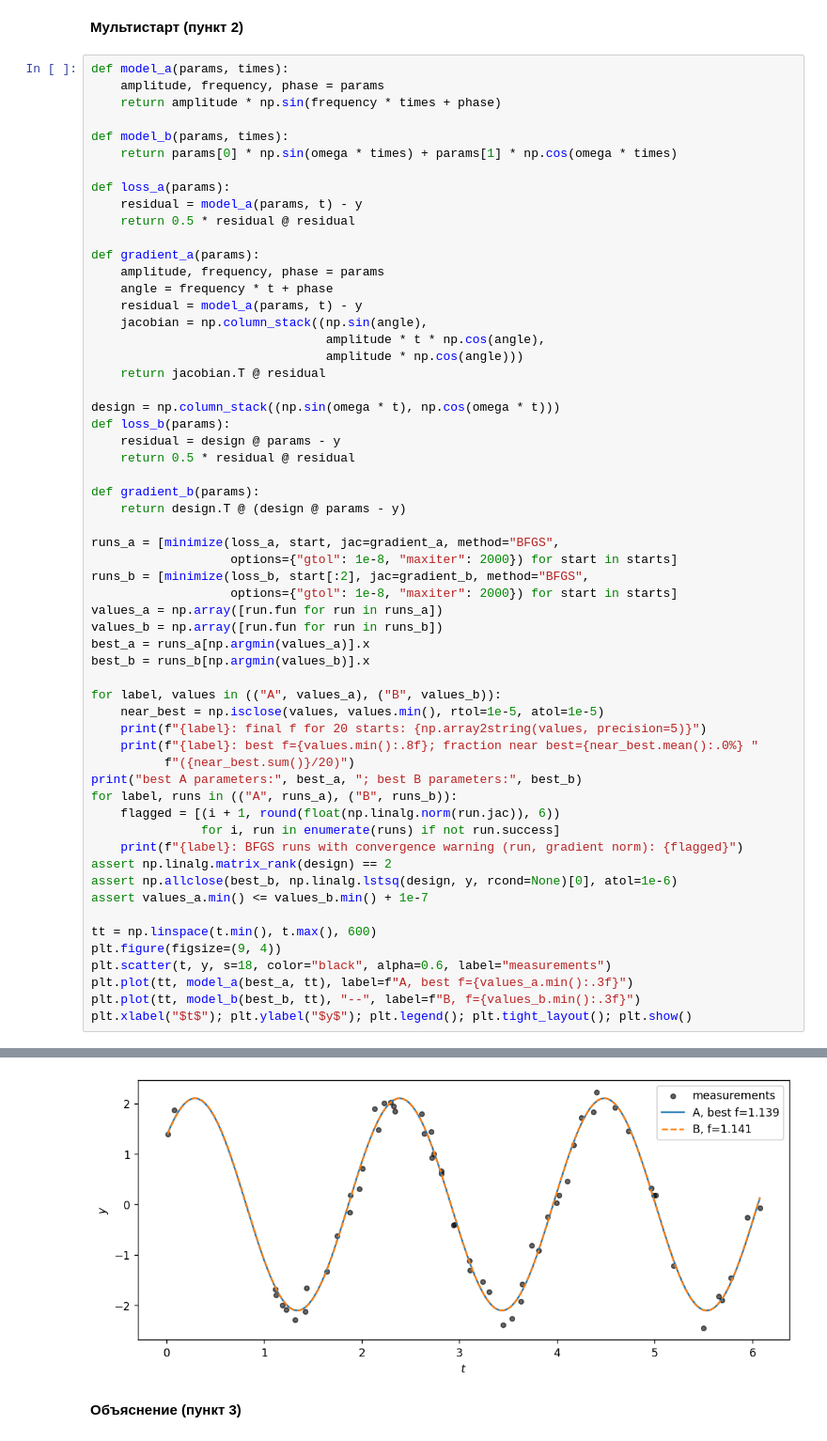
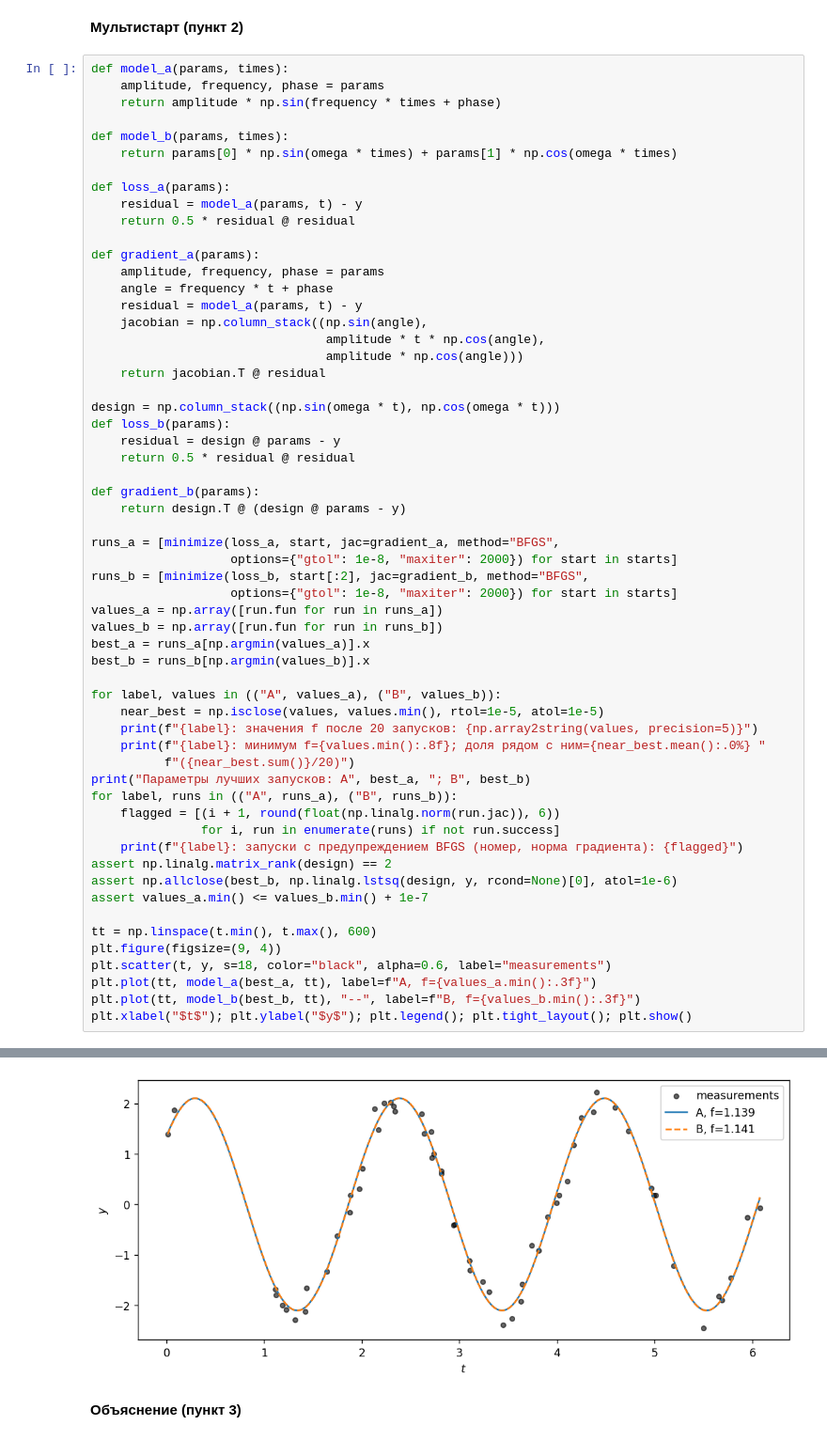
Before and after one commit to r0shn1ch/Numerical-Optimization, a Jupyter notebook: submissions/hw02/miroshnichenko.ipynb, the cells around one changed output, grey strips where cells are left out. Shown at 94% size. Saved outputs shown, nothing was run; the diff lists cells and outputs as text.

```diff
--- a/submissions/hw02/miroshnichenko.ipynb
+++ b/submissions/hw02/miroshnichenko.ipynb
@@ -213,14 +225,14 @@ best_b = runs_b[np.argmin(values_b)].x
 
 for label, values in (("A", values_a), ("B", values_b)):
     near_best = np.isclose(values, values.min(), rtol=1e-5, atol=1e-5)
-    print(f"{label}: final f for 20 starts: {np.array2string(values, precision=5)}")
-    print(f"{label}: best f={values.min():.8f}; fraction near best={near_best.mean():.0%} "
+    print(f"{label}: значения f после 20 запусков: {np.array2string(values, precision=5)}")
+    print(f"{label}: минимум f={values.min():.8f}; доля рядом с ним={near_best.mean():.0%} "
           f"({near_best.sum()}/20)")
-print("best A parameters:", best_a, "; best B parameters:", best_b)
+print("Параметры лучших запусков: A", best_a, "; B", best_b)
 for label, runs in (("A", runs_a), ("B", runs_b)):
     flagged = [(i + 1, round(float(np.linalg.norm(run.jac)), 6))
                for i, run in enumerate(runs) if not run.success]
-    print(f"{label}: BFGS runs with convergence warning (run, gradient norm): {flagged}")
+    print(f"{label}: запуски с предупреждением BFGS (номер, норма градиента): {flagged}")
 assert np.linalg.matrix_rank(design) == 2
 assert np.allclose(best_b, np.linalg.lstsq(design, y, rcond=None)[0], atol=1e-6)
 assert values_a.min() <= values_b.min() + 1e-7
@@ -228,7 +240,7 @@ assert values_a.min() <= values_b.min() + 1e-7
 tt = np.linspace(t.min(), t.max(), 600)
 plt.figure(figsize=(9, 4))
 plt.scatter(t, y, s=18, color="black", alpha=0.6, label="measurements")
-plt.plot(tt, model_a(best_a, tt), label=f"A, best f={values_a.min():.3f}")
+plt.plot(tt, model_a(best_a, tt), label=f"A, f={values_a.min():.3f}")
 plt.plot(tt, model_b(best_b, tt), "--", label=f"B, f={values_b.min():.3f}")
 plt.xlabel("$t$"); plt.ylabel("$y$"); plt.legend(); plt.tight_layout(); plt.show()
 # %% [output]
@@ -246,4 +258,4 @@ B: BFGS runs with convergence warning (run, gradient norm): [(3, 0.0)]
-[figure, old version]
+[figure, new version]
 # %% [markdown]
 **Объяснение (пункт 3)**
 # %% [markdown]
```
Also changed, not shown: parts of 12 cells of this notebook.
